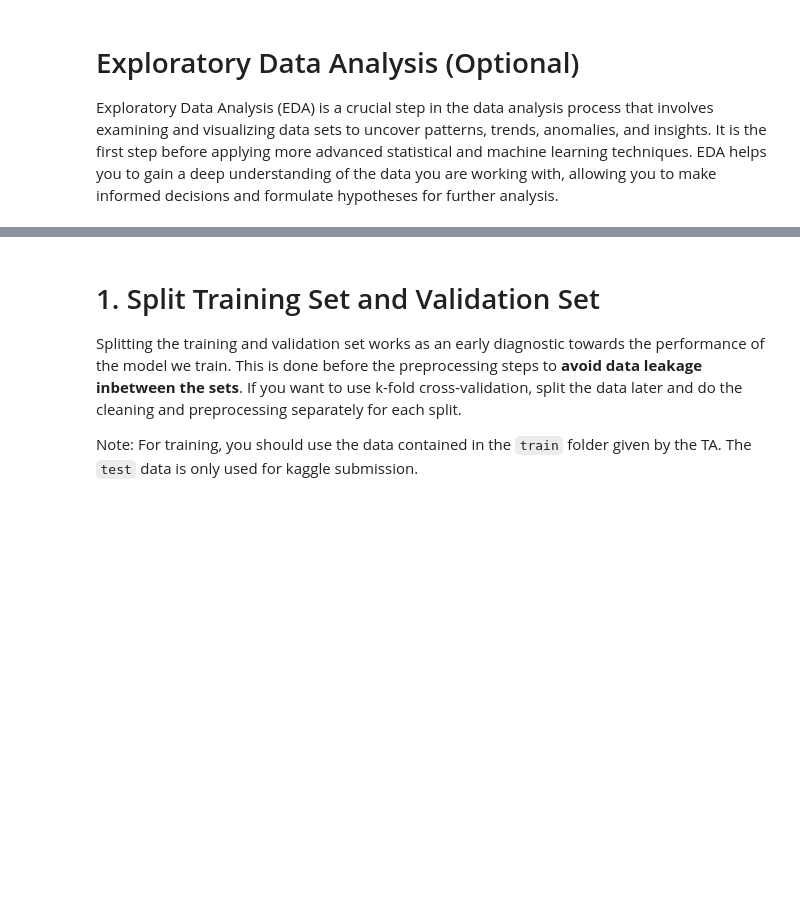
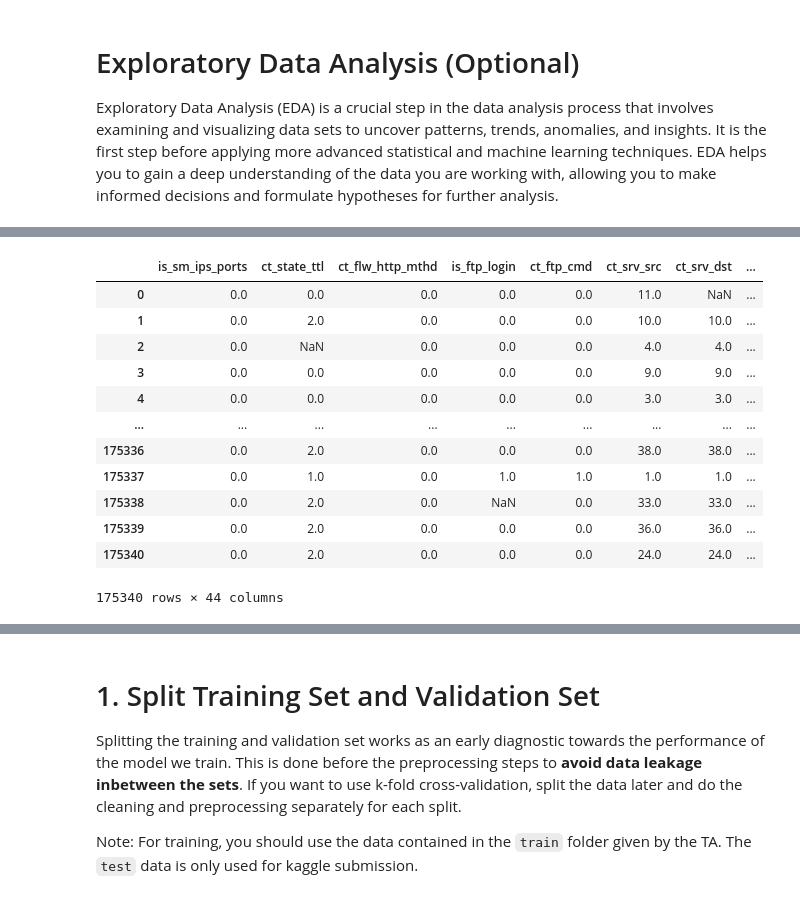
Before and after one commit to raflyhangga/tubes2-ai, a Jupyter notebook: src/IF3170 Artificial Intelligence _ Tugas Besar 2 Notebook .ipynb, the cells around one changed output, grey strips where cells are left out. Cells and saved outputs as stored; diff of their text form; code cells hidden in the pictures; blank space fills up the shorter version.

```diff
--- a/src/IF3170 Artificial Intelligence _ Tugas Besar 2 Notebook .ipynb
+++ b/src/IF3170 Artificial Intelligence _ Tugas Besar 2 Notebook .ipynb
@@ -37,0 +99,17 @@ Exploratory Data Analysis (EDA) is a crucial step in the data analysis process t
+# %%
+i = df[df['state'] == 'no'].index
+df.drop(i)
+# %% [output]
+|  | is_sm_ips_ports | ct_state_ttl | ct_flw_http_mthd | is_ftp_login | ct_ftp_cmd | ct_srv_src | ct_srv_dst | ... |
+| 0 | 0.0 | 0.0 | 0.0 | 0.0 | 0.0 | 11.0 | NaN | ... |
+| 1 | 0.0 | 2.0 | 0.0 | 0.0 | 0.0 | 10.0 | 10.0 | ... |
+| 2 | 0.0 | NaN | 0.0 | 0.0 | 0.0 | 4.0 | 4.0 | ... |
+| 3 | 0.0 | 0.0 | 0.0 | 0.0 | 0.0 | 9.0 | 9.0 | ... |
+| 4 | 0.0 | 0.0 | 0.0 | 0.0 | 0.0 | 3.0 | 3.0 | ... |
+| ... | ... | ... | ... | ... | ... | ... | ... | ... |
+| 175336 | 0.0 | 2.0 | 0.0 | 0.0 | 0.0 | 38.0 | 38.0 | ... |
+| 175337 | 0.0 | 1.0 | 0.0 | 1.0 | 1.0 | 1.0 | 1.0 | ... |
+| 175338 | 0.0 | 2.0 | 0.0 | NaN | 0.0 | 33.0 | 33.0 | ... |
+| 175339 | 0.0 | 2.0 | 0.0 | 0.0 | 0.0 | 36.0 | 36.0 | ... |
+| 175340 | 0.0 | 2.0 | 0.0 | 0.0 | 0.0 | 24.0 | 24.0 | ... |
+175340 rows × 44 columns
```
Also changed, not shown: parts of 14 cells of this notebook.
